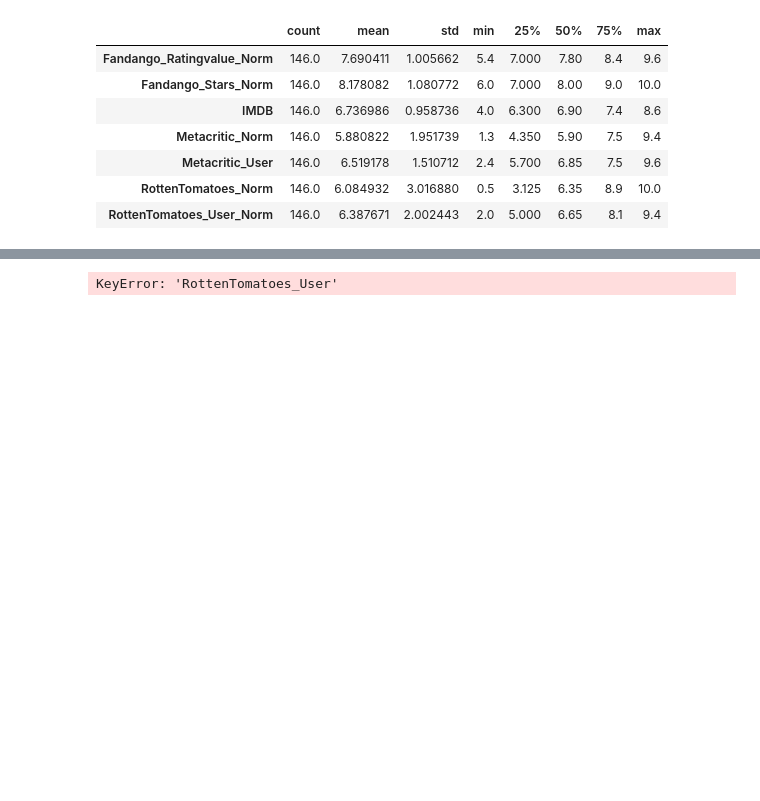
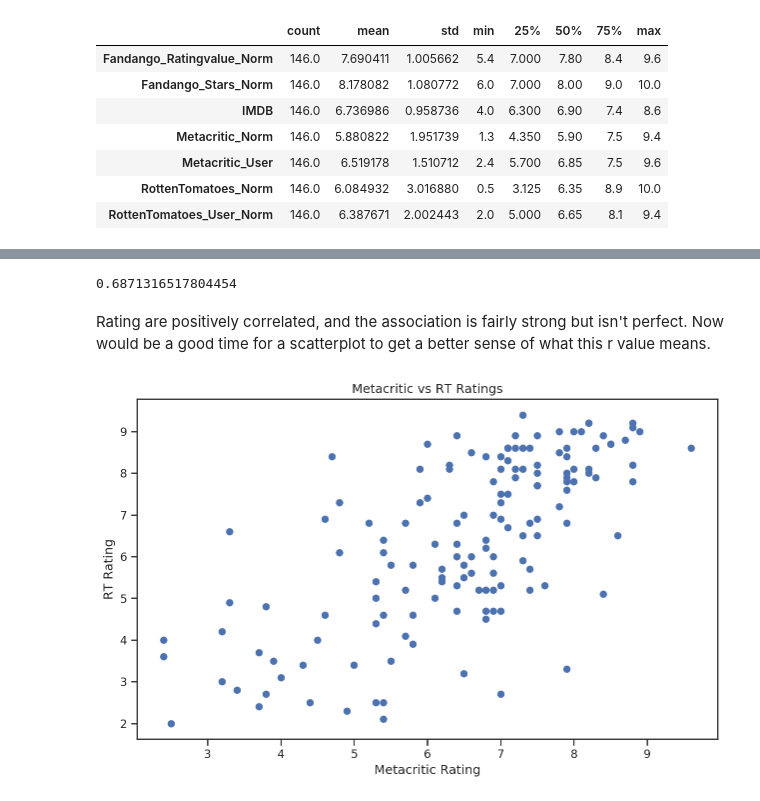
Before and after one commit to CS-DS-125/125exercises-f18, a Jupyter notebook: ch07/pandas-continuous.ipynb, the cells around one changed output, grey strips where cells are left out. Cells and saved outputs as stored; diff of their text form; code cells hidden in the pictures; blank space fills up the shorter version.

```diff
--- a/ch07/pandas-continuous.ipynb
+++ b/ch07/pandas-continuous.ipynb
@@ -13,5 +19,6 @@ import matplotlib.pyplot as plt
 # For slightly nicer charts
 plt.rcParams['figure.figsize'] = [10, 6]
 plt.rcParams['figure.dpi'] = 150
+sns.set(style="ticks")
 # %% [markdown]
 ***
@@ -166,4 +190,14 @@ However, what we are interested in right now is the degree to which the various
 # %%
-df['Metacritic_User'].corr(df['RottenTomatoes_User'])
+df['Metacritic_User'].corr(df['RottenTomatoes_User_Norm'])
 # %% [output]
-KeyError: 'RottenTomatoes_User'
+0.6871316517804454
+# %% [markdown]
+Rating are positively correlated, and the association is fairly strong but isn't perfect. Now would be a good time for a scatterplot to get a better sense of what this r value means.
+# %%
+plt.scatter(x='Metacritic_User', y='RottenTomatoes_User_Norm', data=df)
+plt.xlabel("Metacritic Rating")
+plt.ylabel("RT Rating")
+plt.title("Metacritic vs RT Ratings")
+plt.show()
+# %% [output]
+[figure, added]
```
Also changed, not shown: parts of 68 cells of this notebook, 2 other files.
